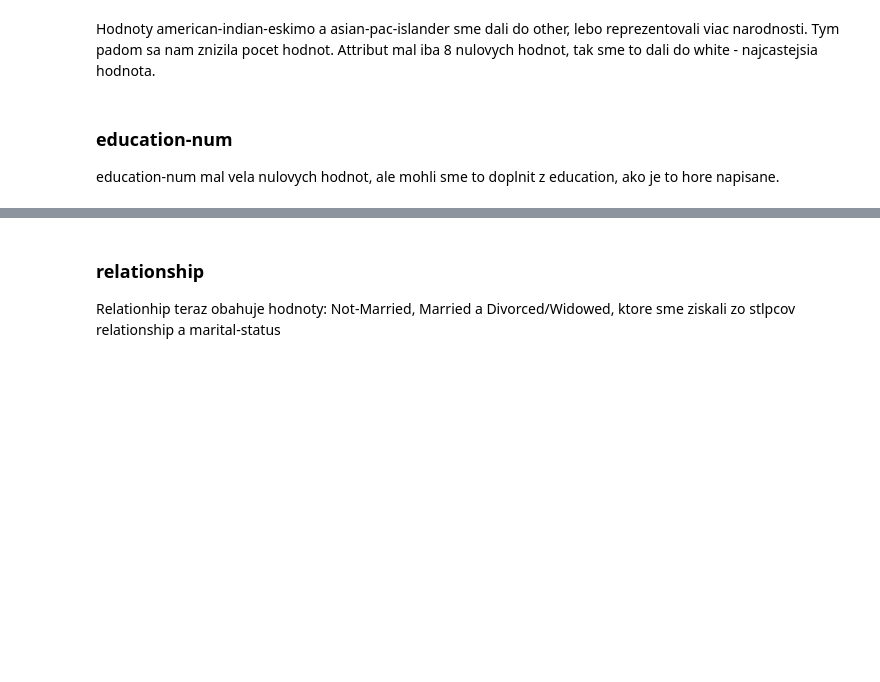
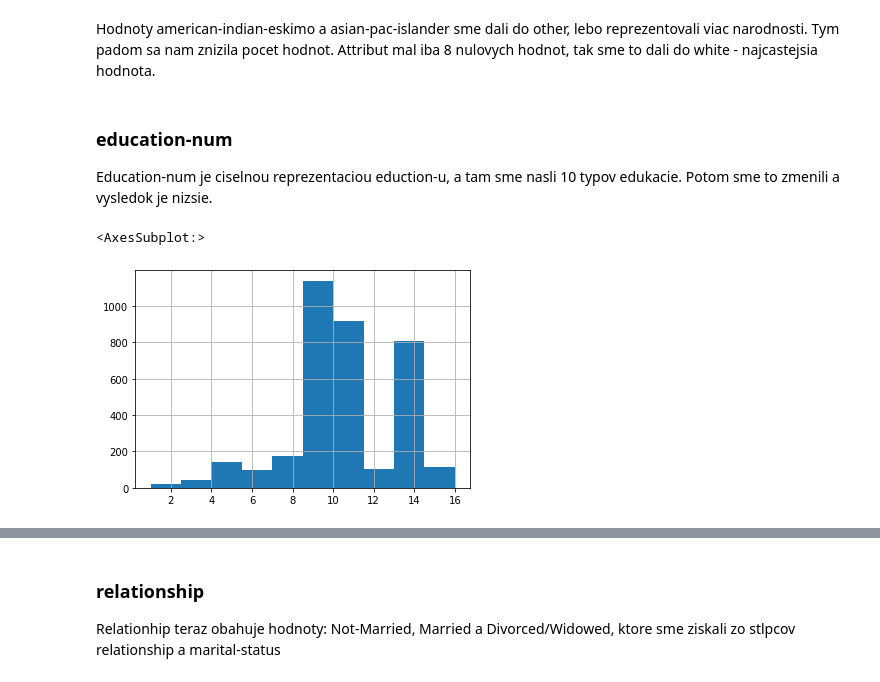
Before and after one commit to SzMatej/IAU_2020-2021, a Jupyter notebook: Project_phase_2.ipynb, the cells around one changed output, grey strips where cells are left out. Saved outputs shown, nothing was run; the diff lists cells and outputs as text; code cells hidden in the pictures; blank space fills up the shorter version.

```diff
--- a/Project_phase_2.ipynb
+++ b/Project_phase_2.ipynb
@@ -1098,6 +1098,11 @@ data['race'].hist()
 [figure]
 # %% [markdown]
 Hodnoty american-indian-eskimo a asian-pac-islander sme dali do other, lebo reprezentovali viac narodnosti. Tym padom sa nam znizila pocet hodnot. Attribut mal iba 8 nulovych hodnot, tak sme to dali do white - najcastejsia hodnota.
-# %% [markdown]
-### education-num
-education-num mal vela nulovych hodnot, ale mohli sme to doplnit z education, ako je to hore napisane.
+# %% [markdown]
+### education-num
+Education-num je ciselnou reprezentaciou eduction-u, a tam sme nasli 10 typov edukacie. Potom sme to zmenili a vysledok je nizsie.
+# %%
+testdata['education-num'].hist()
+# %% [output]
+<AxesSubplot:>
+[figure, added]
```
Also changed, not shown: parts of 31 cells of this notebook.
